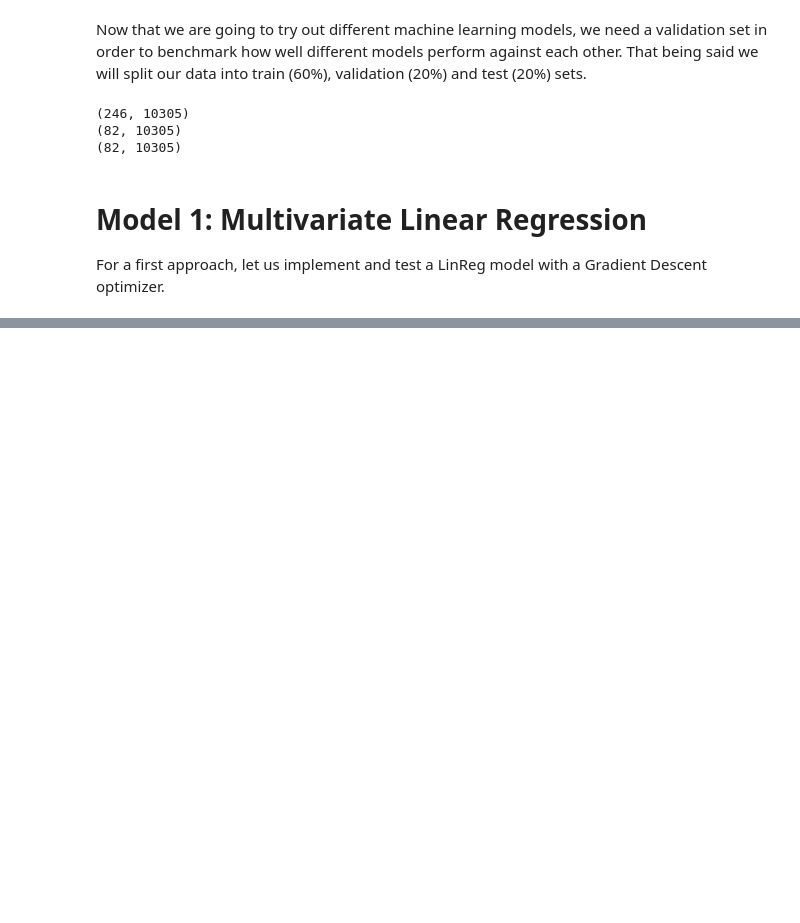
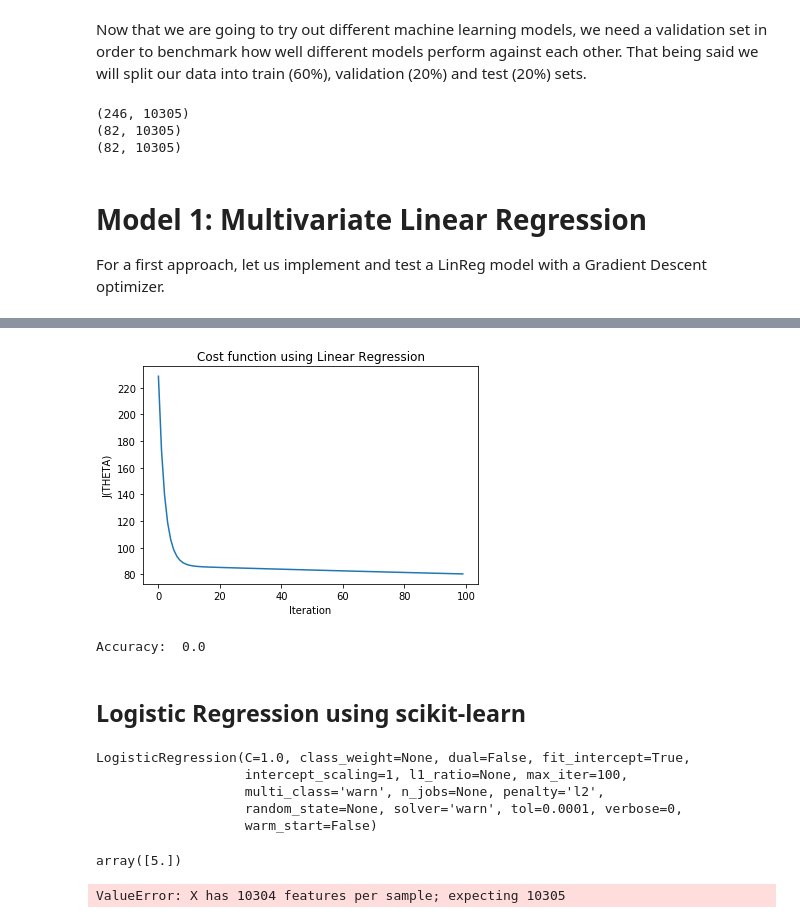
Before and after one commit to tiagoleonmelo/face-recognition, a Jupyter notebook: Face Recognition.ipynb, the cells around one changed output, grey strips where cells are left out. Drawn from its saved outputs; the diff is of its cells as text; code cells hidden in the pictures; blank space fills up the shorter version.

```diff
--- a/Face Recognition.ipynb
+++ b/Face Recognition.ipynb
@@ -195,0 +256,9 @@ plt.show()
+# %%
+# Inicialize vector theta = 0
+initial_theta = np.zeros((X_full.shape[1], 1))
+
+#Run costFunction
+cost, grad= cost_function(initial_theta, train_examples, train_labels)
+
+print("Cost of initial theta is",round(cost,3) )   # ANSWER: Cost of initial theta is 0.693
+print("Gradient at initial theta (zeros):",grad)
@@ -195,0 +274,7 @@ plt.show()
+# %%
+#log_theta , log_J_history = gradient_descent(train_examples, train_labels, initial_theta, 0.0001, 64000) # 1.2%
+log_theta , log_J_history = gradient_descent(train_examples, train_labels, initial_theta, 0.0001, 100)
+
+print("Theta optimized by gradient descent:", log_theta)
+
+print("The cost for the optimized theta:",round(log_J_history[-1],3))
@@ -195,0 +290,46 @@ plt.show()
+# %%
+plt.plot(log_J_history)
+plt.title("Cost function using Linear Regression")
+plt.xlabel("Iteration")
+plt.ylabel("J(THETA)")
+plt.show()
+# %% [output]
+[figure, added]
+# %%
+# Validate and fetch an accuracy for this model
+hits = 0
+
+for v in X_valid:
+    vec = np.append(v[:-1], np.ones((1, 1)))
+    predicted = predict(vec, log_theta)
+    if int(predicted) == int(v[-1]):
+        hits += 1
+
+print("Accuracy: ", hits / X_valid.shape[0])
+# %% [output]
+Accuracy:  0.0
+# %% [markdown]
+## Logistic Regression using scikit-learn
+# %%
+from sklearn.linear_model import LogisticRegression
+
+# all parameters not specified are set to their defaults
+logisticRegr = LogisticRegression()
+
+logisticRegr.fit(train_examples, train_labels)
+# %% [output]
+LogisticRegression(C=1.0, class_weight=None, dual=False, fit_intercept=True,
+                   intercept_scaling=1, l1_ratio=None, max_iter=100,
+                   multi_class='warn', n_jobs=None, penalty='l2',
+                   random_state=None, solver='warn', tol=0.0001, verbose=0,
+                   warm_start=False)
+# %%
+logisticRegr.predict(X_valid[0].reshape(1,-1))
+# %% [output]
+array([5.])
+# %%
+predictions = logisticRegr.predict(X_valid)
+score = logisticRegr.score(X_valid[:, :-1], X_valid[:, -1])
+print(score)
+# %% [output]
+ValueError: X has 10304 features per sample; expecting 10305
```
Also changed, not shown: parts of 14 cells of this notebook.
